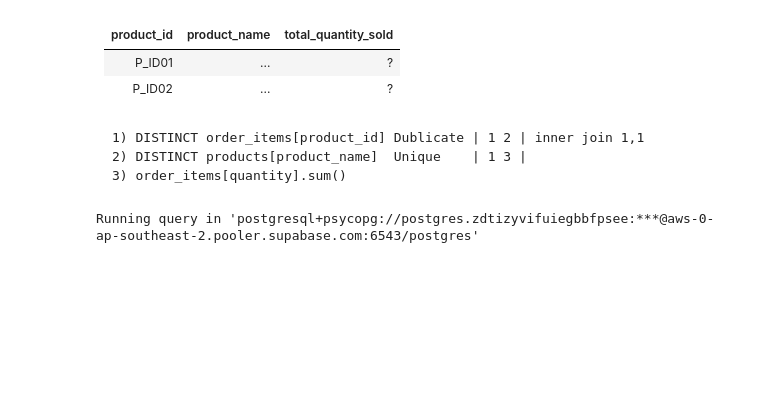
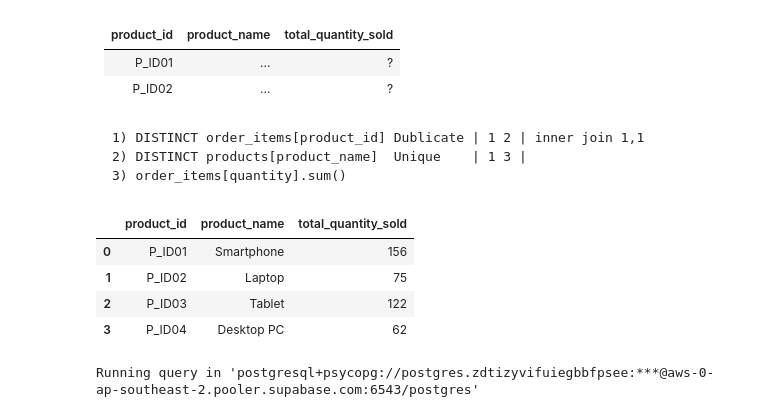
Before and after one commit to umesh-creates/sql_pandas_exercise_and_notes, a Jupyter notebook: retail_analysis exercise/retail_analysis.ipynb, the cells around one changed output. Drawn from its saved outputs; the diff is of its cells as text; code cells hidden in the pictures; blank space fills up the shorter version.

```diff
--- a/retail_analysis exercise/retail_analysis.ipynb
+++ b/retail_analysis exercise/retail_analysis.ipynb
@@ -350,6 +381,19 @@ P_ID02     | ...          | ?
 2) DISTINCT products[product_name]  Unique    | 1 3 |
 3) order_items[quantity].sum()
 </pre>
+# %%
+total_quantity_sold = (
+    pd.merge(products, order_items, on='product_id')
+    .groupby(['product_id', 'product_name'])['quantity']
+    .sum()
+).reset_index(name='total_quantity_sold')
+total_quantity_sold.head(4)
+# %% [output]
+|  | product_id | product_name | total_quantity_sold |
+| 0 | P_ID01 | Smartphone | 156 |
+| 1 | P_ID02 | Laptop | 75 |
+| 2 | P_ID03 | Tablet | 122 |
+| 3 | P_ID04 | Desktop PC | 62 |
 # %%
 %%sql
 SELECT o.product_id, p.product_name, SUM(o.quantity) AS total_quantity_sold
```
Also changed, not shown: parts of 10 cells of this notebook.
